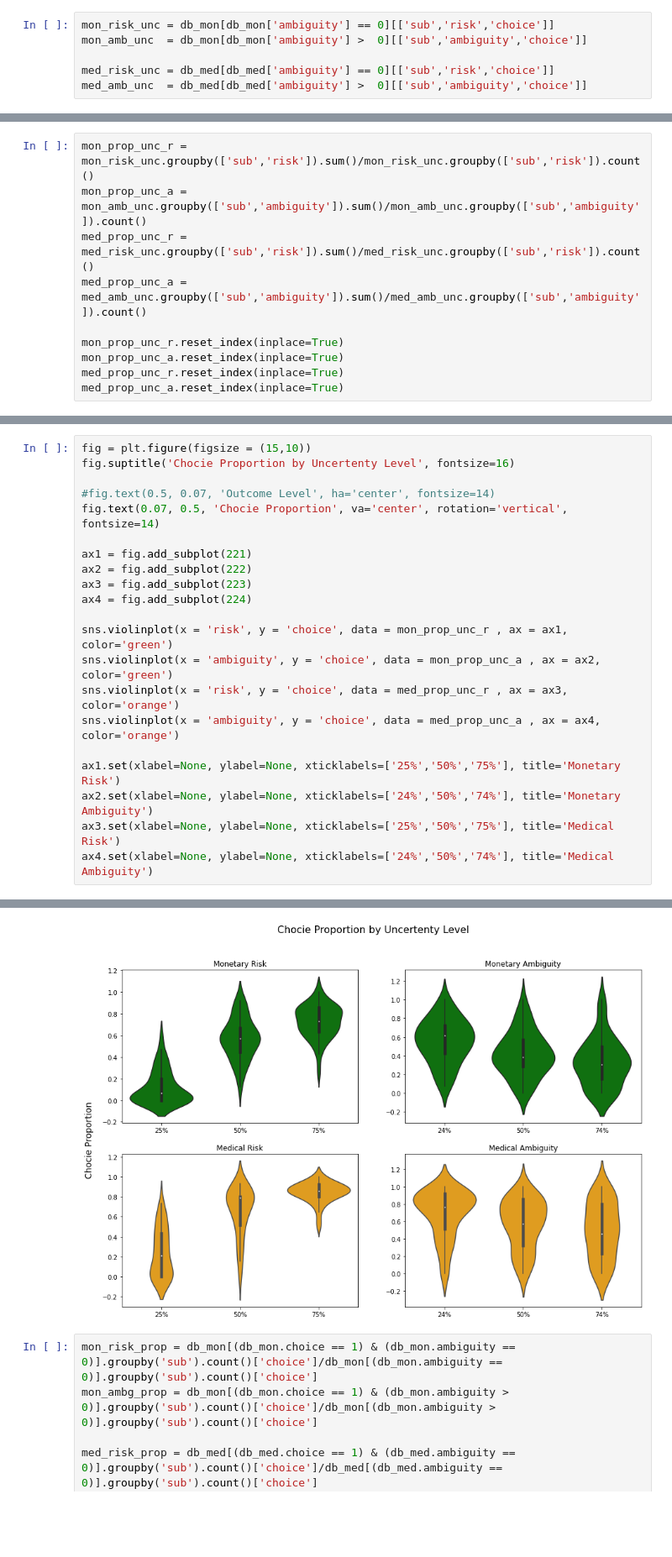
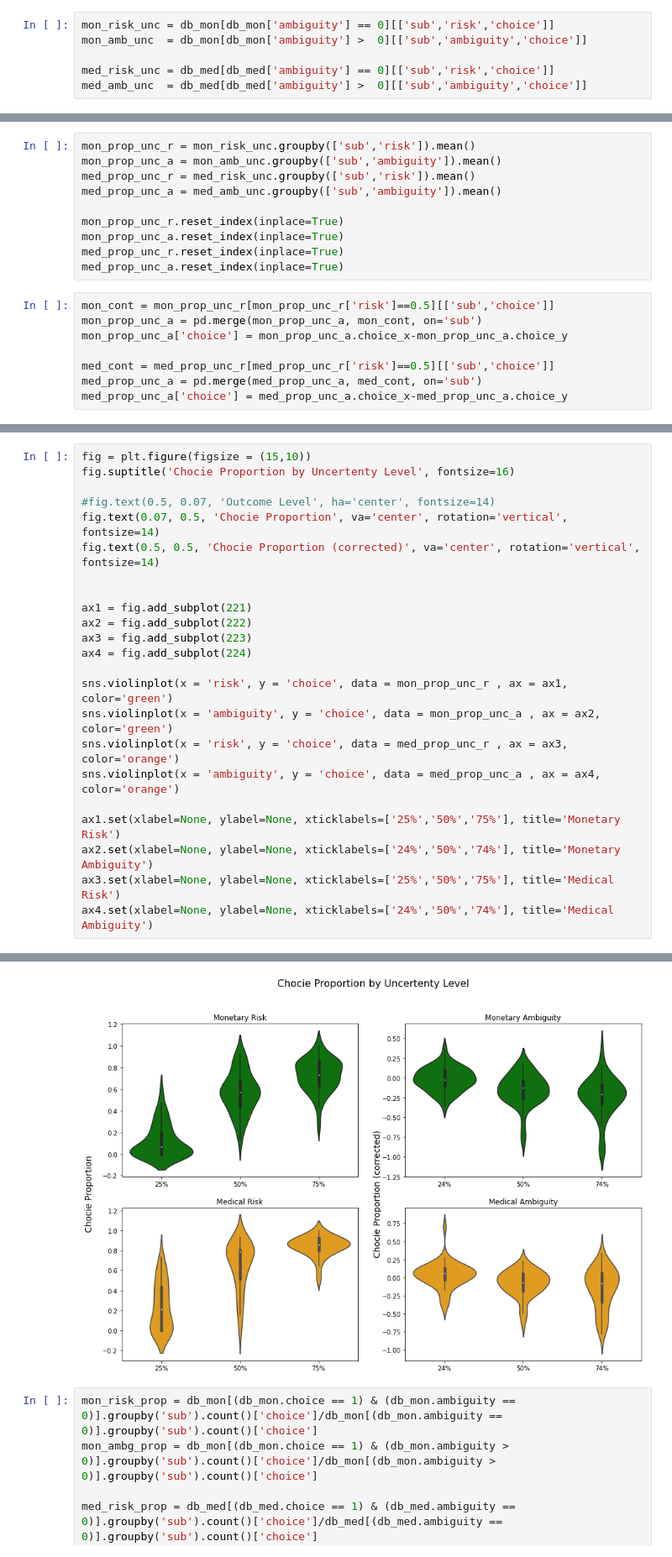
Before and after one commit to KoremNSN/Aging, a Jupyter notebook: RiskandAmbiguity/proportion analysis.ipynb, the cells around one changed output, grey strips where cells are left out. Shown at 84% size. Saved outputs shown, nothing was run; the diff lists cells and outputs as text; blank space fills up the shorter version.

Commit message:
ambiguity corrected for risk

```diff
--- a/RiskandAmbiguity/proportion analysis.ipynb
+++ b/RiskandAmbiguity/proportion analysis.ipynb
@@ -96,10 +77,18 @@ med_amb_unc  = db_med[db_med['ambiguity'] >  0][['sub','ambiguity','choice']]
 # %%
-mon_prop_unc_r = mon_risk_unc.groupby(['sub','risk']).sum()/mon_risk_unc.groupby(['sub','risk']).count()
-mon_prop_unc_a = mon_amb_unc.groupby(['sub','ambiguity']).sum()/mon_amb_unc.groupby(['sub','ambiguity']).count()
-med_prop_unc_r = med_risk_unc.groupby(['sub','risk']).sum()/med_risk_unc.groupby(['sub','risk']).count()
-med_prop_unc_a = med_amb_unc.groupby(['sub','ambiguity']).sum()/med_amb_unc.groupby(['sub','ambiguity']).count()
+mon_prop_unc_r = mon_risk_unc.groupby(['sub','risk']).mean()
+mon_prop_unc_a = mon_amb_unc.groupby(['sub','ambiguity']).mean()
+med_prop_unc_r = med_risk_unc.groupby(['sub','risk']).mean()
+med_prop_unc_a = med_amb_unc.groupby(['sub','ambiguity']).mean()
 
 mon_prop_unc_r.reset_index(inplace=True)
 mon_prop_unc_a.reset_index(inplace=True)
 med_prop_unc_r.reset_index(inplace=True)
 med_prop_unc_a.reset_index(inplace=True)
+# %%
+mon_cont = mon_prop_unc_r[mon_prop_unc_r['risk']==0.5][['sub','choice']]
+mon_prop_unc_a = pd.merge(mon_prop_unc_a, mon_cont, on='sub')
+mon_prop_unc_a['choice'] = mon_prop_unc_a.choice_x-mon_prop_unc_a.choice_y
+
+med_cont = med_prop_unc_r[med_prop_unc_r['risk']==0.5][['sub','choice']]
+med_prop_unc_a = pd.merge(med_prop_unc_a, med_cont, on='sub')
+med_prop_unc_a['choice'] = med_prop_unc_a.choice_x-med_prop_unc_a.choice_y
@@ -106,30 +126,32 @@ med_prop_unc_a.reset_index(inplace=True)
 # %%
 fig = plt.figure(figsize = (15,10))
 fig.suptitle('Chocie Proportion by Uncertenty Level', fontsize=16)
 
 #fig.text(0.5, 0.07, 'Outcome Level', ha='center', fontsize=14)
 fig.text(0.07, 0.5, 'Chocie Proportion', va='center', rotation='vertical', fontsize=14)
+fig.text(0.5, 0.5, 'Chocie Proportion (corrected)', va='center', rotation='vertical', fontsize=14)
+
 
 ax1 = fig.add_subplot(221)
 ax2 = fig.add_subplot(222)
 ax3 = fig.add_subplot(223)
 ax4 = fig.add_subplot(224)
 
 sns.violinplot(x = 'risk', y = 'choice', data = mon_prop_unc_r , ax = ax1, color='green')
 sns.violinplot(x = 'ambiguity', y = 'choice', data = mon_prop_unc_a , ax = ax2, color='green')
 sns.violinplot(x = 'risk', y = 'choice', data = med_prop_unc_r , ax = ax3, color='orange')
 sns.violinplot(x = 'ambiguity', y = 'choice', data = med_prop_unc_a , ax = ax4, color='orange')
 
 ax1.set(xlabel=None, ylabel=None, xticklabels=['25%','50%','75%'], title='Monetary Risk')
 ax2.set(xlabel=None, ylabel=None, xticklabels=['24%','50%','74%'], title='Monetary Ambiguity')
 ax3.set(xlabel=None, ylabel=None, xticklabels=['25%','50%','75%'], title='Medical Risk')
 ax4.set(xlabel=None, ylabel=None, xticklabels=['24%','50%','74%'], title='Medical Ambiguity')
 # %% [output]
 [Text(0.5, 0, ''),
  Text(0, 0.5, ''),
  [Text(0, 0, '24%'), Text(1, 0, '50%'), Text(2, 0, '74%')],
  Text(0.5, 1.0, 'Medical Ambiguity')]
-[figure, old version]
+[figure, new version]
 # %%
 mon_risk_prop = db_mon[(db_mon.choice == 1) & (db_mon.ambiguity == 0)].groupby('sub').count()['choice']/db_mon[(db_mon.ambiguity == 0)].groupby('sub').count()['choice']
 mon_ambg_prop = db_mon[(db_mon.choice == 1) & (db_mon.ambiguity >  0)].groupby('sub').count()['choice']/db_mon[(db_mon.ambiguity >  0)].groupby('sub').count()['choice']
```
Also changed, not shown: parts of 10 cells of this notebook, 3 other files.
